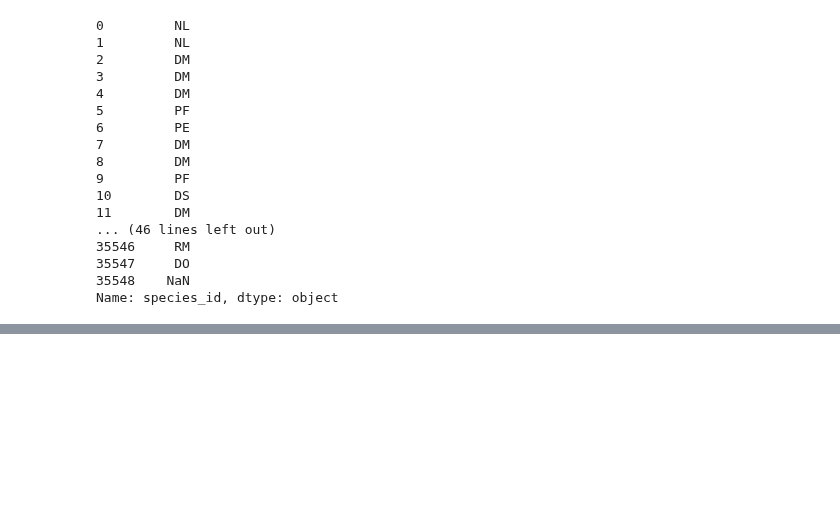
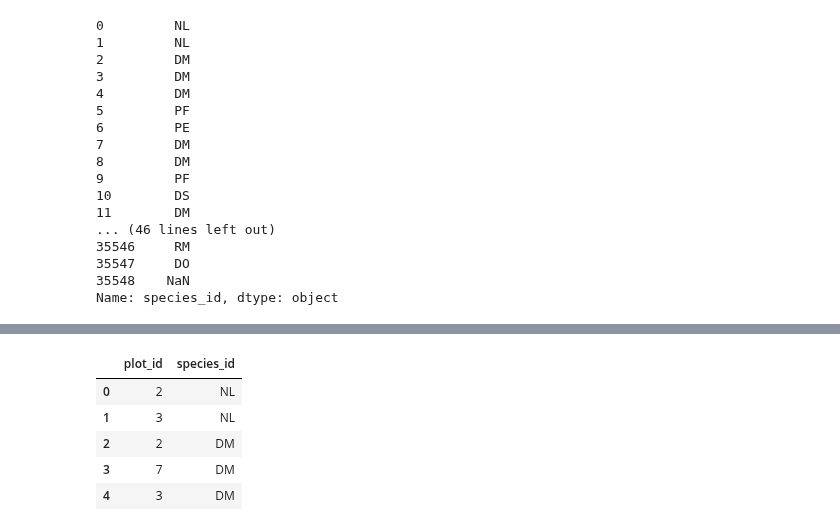
Before and after one commit to calculquebec/cq-formation-analyse-visualisation-python, a Jupyter notebook: Analyse et visualisation en Python 20170207.ipynb, the cells around one changed output, grey strips where cells are left out. Saved outputs shown, nothing was run; the diff lists cells and outputs as text; code cells hidden in the pictures; blank space fills up the shorter version.

```diff
--- a/Analyse et visualisation en Python 20170207.ipynb
+++ b/Analyse et visualisation en Python 20170207.ipynb
@@ -305,0 +313,9 @@ surveys_df[['species_id','plot_id']].h
+# %%
+surveys_df[['plot_id','species_id']].head()
+# %% [output]
+|  | plot_id | species_id |
+| 0 | 2 | NL |
+| 1 | 3 | NL |
+| 2 | 2 | DM |
+| 3 | 7 | DM |
+| 4 | 3 | DM |
```
Also changed, not shown: parts of 4 cells of this notebook.
